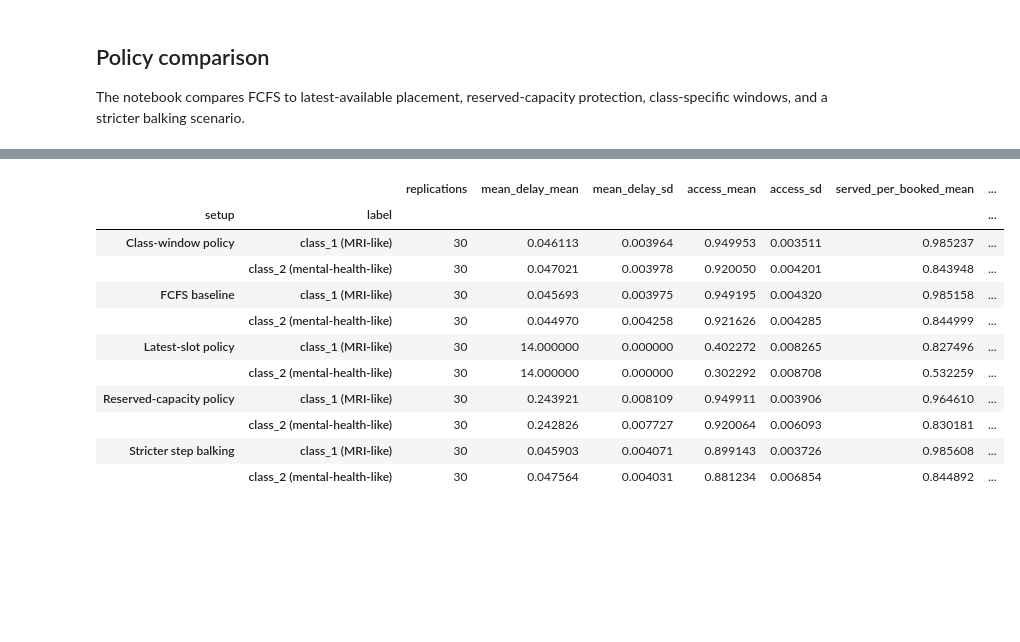
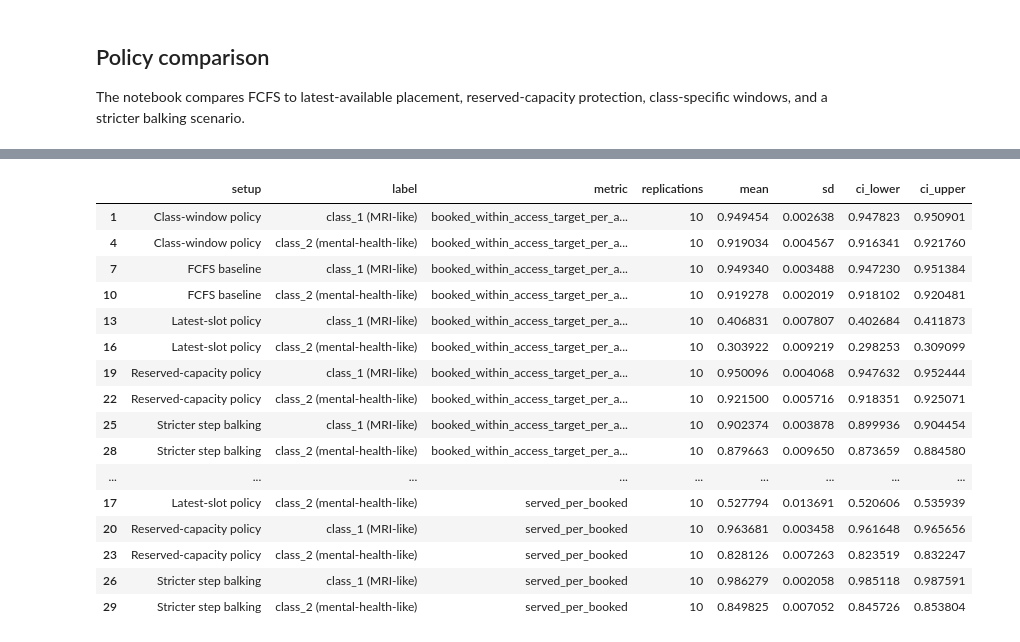
Before and after one commit to alexandre-sdd/research_cuimc_queuing, a Jupyter notebook: Notebooks/policy_comparisons.ipynb, the cells around one changed output, grey strips where cells are left out. Saved outputs shown, nothing was run; the diff lists cells and outputs as text; code cells hidden in the pictures; blank space fills up the shorter version.

```diff
--- a/Notebooks/policy_comparisons.ipynb
+++ b/Notebooks/policy_comparisons.ipynb
@@ -60,7 +61,9 @@ BASE_CONFIG = SimulationConfig(
 
 TOTAL_LAMBDA = 0.24
 P = 7 / 12
-POLICY_REPLICATIONS = 30
+POLICY_REPLICATIONS = 10
+POLICY_BOOTSTRAP_RESAMPLES = 2_000
+POLICY_BOOTSTRAP_CI = 95.0
 
 
 def make_classes(total_lambda=TOTAL_LAMBDA, class_1_share=P, balk_variant="baseline"):
@@ -103,6 +106,7 @@ pd.DataFrame(
             "horizon_days": BASE_CONFIG.horizon_days,
             "slots_per_day": BASE_CONFIG.slots_per_day,
             "policy_replications": POLICY_REPLICATIONS,
+            "bootstrap_resamples": POLICY_BOOTSTRAP_RESAMPLES,
         }
     ]
 )
@@ -219,29 +242,20 @@ plt.tight_layout()
 # %%
-class_comparison_summary = (
-    class_comparison_df.groupby(["setup", "label"])
-    .agg(
-        replications=("replication", "nunique"),
-        mean_delay_mean=("mean_delay_booked", "mean"),
-        mean_delay_sd=("mean_delay_booked", "std"),
-        access_mean=("booked_within_access_target_per_arrival", "mean"),
-        access_sd=("booked_within_access_target_per_arrival", "std"),
-        served_per_booked_mean=("served_per_booked", "mean"),
-        served_per_booked_sd=("served_per_booked", "std"),
-    )
-    .sort_index()
-)
-
-class_comparison_summary
+class_bootstrap.sort_values(["metric", "setup", "label"])
 # %% [output]
-|  |  | replications | mean_delay_mean | mean_delay_sd | access_mean | access_sd | served_per_booked_mean | ... |
-| setup | label |  |  |  |  |  |  | ... |
-| Class-window policy | class_1 (MRI-like) | 30 | 0.046113 | 0.003964 | 0.949953 | 0.003511 | 0.985237 | ... |
-|  | class_2 (mental-health-like) | 30 | 0.047021 | 0.003978 | 0.920050 | 0.004201 | 0.843948 | ... |
-| FCFS baseline | class_1 (MRI-like) | 30 | 0.045693 | 0.003975 | 0.949195 | 0.004320 | 0.985158 | ... |
-|  | class_2 (mental-health-like) | 30 | 0.044970 | 0.004258 | 0.921626 | 0.004285 | 0.844999 | ... |
-| Latest-slot policy | class_1 (MRI-like) | 30 | 14.000000 | 0.000000 | 0.402272 | 0.008265 | 0.827496 | ... |
-|  | class_2 (mental-health-like) | 30 | 14.000000 | 0.000000 | 0.302292 | 0.008708 | 0.532259 | ... |
-| Reserved-capacity policy | class_1 (MRI-like) | 30 | 0.243921 | 0.008109 | 0.949911 | 0.003906 | 0.964610 | ... |
-|  | class_2 (mental-health-like) | 30 | 0.242826 | 0.007727 | 0.920064 | 0.006093 | 0.830181 | ... |
-| Stricter step balking | class_1 (MRI-like) | 30 | 0.045903 | 0.004071 | 0.899143 | 0.003726 | 0.985608 | ... |
-|  | class_2 (mental-health-like) | 30 | 0.047564 | 0.004031 | 0.881234 | 0.006854 | 0.844892 | ... |
+|  | setup | label | metric | replications | mean | sd | ci_lower | ci_upper |
+| 1 | Class-window policy | class_1 (MRI-like) | booked_within_access_target_per_a... | 10 | 0.949454 | 0.002638 | 0.947823 | 0.950901 |
+| 4 | Class-window policy | class_2 (mental-health-like) | booked_within_access_target_per_a... | 10 | 0.919034 | 0.004567 | 0.916341 | 0.921760 |
+| 7 | FCFS baseline | class_1 (MRI-like) | booked_within_access_target_per_a... | 10 | 0.949340 | 0.003488 | 0.947230 | 0.951384 |
+| 10 | FCFS baseline | class_2 (mental-health-like) | booked_within_access_target_per_a... | 10 | 0.919278 | 0.002019 | 0.918102 | 0.920481 |
+| 13 | Latest-slot policy | class_1 (MRI-like) | booked_within_access_target_per_a... | 10 | 0.406831 | 0.007807 | 0.402684 | 0.411873 |
+| 16 | Latest-slot policy | class_2 (mental-health-like) | booked_within_access_target_per_a... | 10 | 0.303922 | 0.009219 | 0.298253 | 0.309099 |
+| 19 | Reserved-capacity policy | class_1 (MRI-like) | booked_within_access_target_per_a... | 10 | 0.950096 | 0.004068 | 0.947632 | 0.952444 |
+| 22 | Reserved-capacity policy | class_2 (mental-health-like) | booked_within_access_target_per_a... | 10 | 0.921500 | 0.005716 | 0.918351 | 0.925071 |
+| 25 | Stricter step balking | class_1 (MRI-like) | booked_within_access_target_per_a... | 10 | 0.902374 | 0.003878 | 0.899936 | 0.904454 |
+| 28 | Stricter step balking | class_2 (mental-health-like) | booked_within_access_target_per_a... | 10 | 0.879663 | 0.009650 | 0.873659 | 0.884580 |
+| ... | ... | ... | ... | ... | ... | ... | ... | ... |
+| 17 | Latest-slot policy | class_2 (mental-health-like) | served_per_booked | 10 | 0.527794 | 0.013691 | 0.520606 | 0.535939 |
+| 20 | Reserved-capacity policy | class_1 (MRI-like) | served_per_booked | 10 | 0.963681 | 0.003458 | 0.961648 | 0.965656 |
+| 23 | Reserved-capacity policy | class_2 (mental-health-like) | served_per_booked | 10 | 0.828126 | 0.007263 | 0.823519 | 0.832247 |
+| 26 | Stricter step balking | class_1 (MRI-like) | served_per_booked | 10 | 0.986279 | 0.002058 | 0.985118 | 0.987591 |
+| 29 | Stricter step balking | class_2 (mental-health-like) | served_per_booked | 10 | 0.849825 | 0.007052 | 0.845726 | 0.853804 |
```
Also changed, not shown: parts of 4 cells of this notebook, 5 other files.
